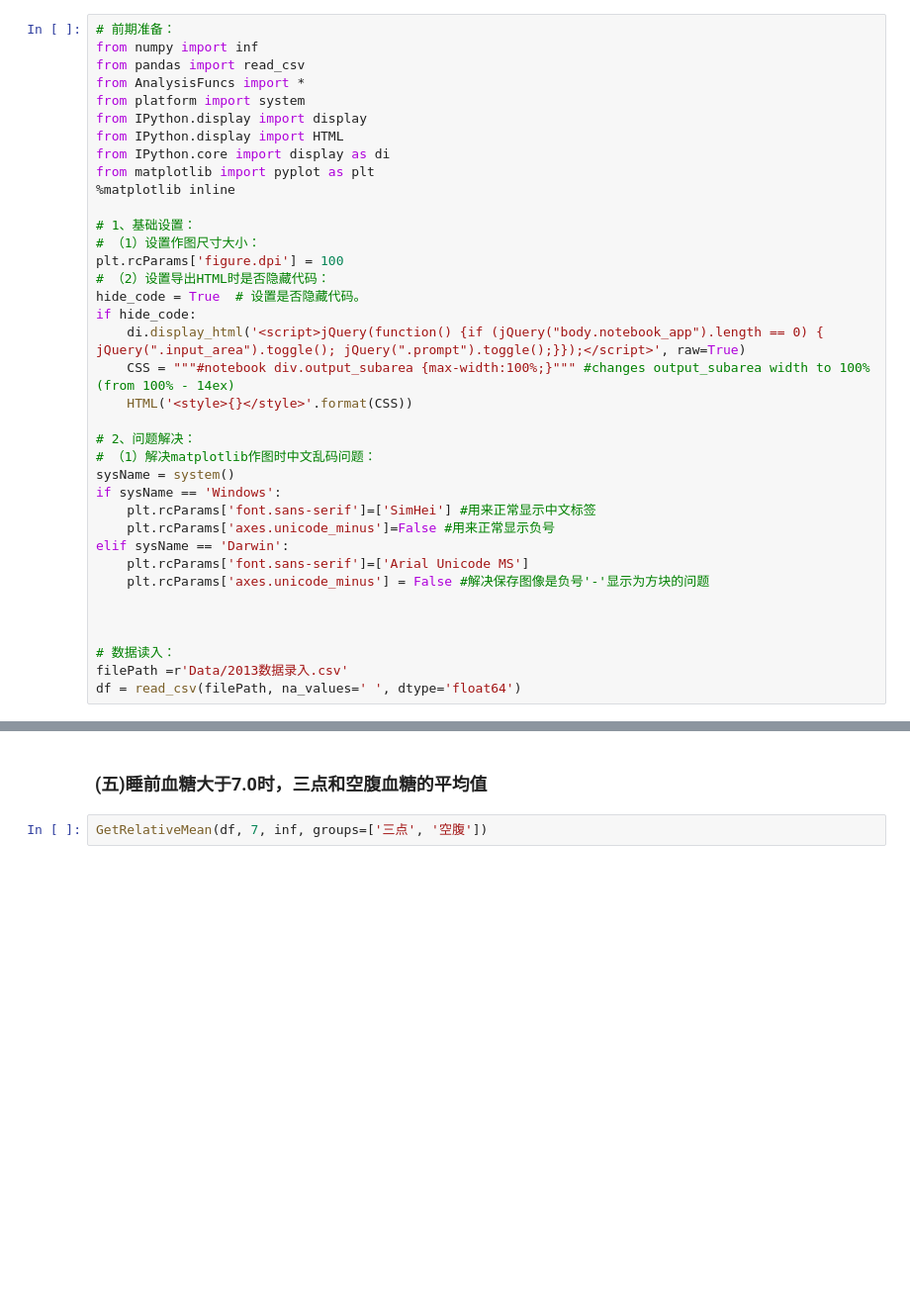
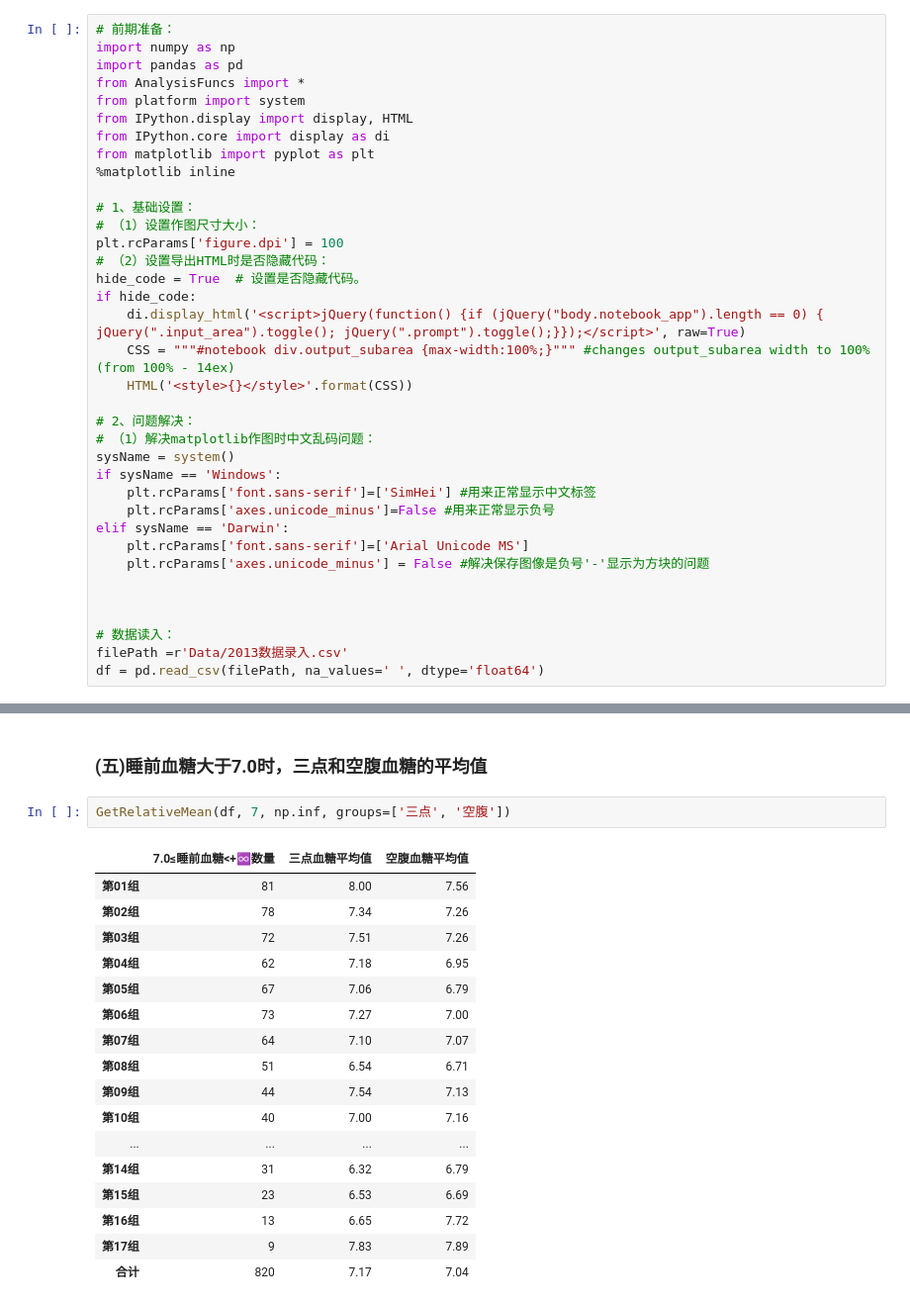
Before and after one commit to LastsForever/Data_Wrangling_for_Medical_Research, a Jupyter notebook: 低血糖数据统计/2013数据处理.ipynb, the cells around one changed output, grey strips where cells are left out. Shown at 99% size. Cells and saved outputs as stored; diff of their text form; blank space fills up the shorter version.

Commit message:
Finish func GetRelativeMean

```diff
--- a/低血糖数据统计/2013数据处理.ipynb
+++ b/低血糖数据统计/2013数据处理.ipynb
@@ -1,11 +1,10 @@
 # %%
 # 前期准备：
-from numpy import inf
-from pandas import read_csv
+import numpy as np
+import pandas as pd
 from AnalysisFuncs import *
 from platform import system
-from IPython.display import display
-from IPython.display import HTML
+from IPython.display import display, HTML
 from IPython.core import display as di
 from matplotlib import pyplot as plt
 %matplotlib inline
@@ -34,4 +33,4 @@ elif sysName == 'Darwin':
 
 # 数据读入：
 filePath =r'Data/2013数据录入.csv'
-df = read_csv(filePath, na_values=' ', dtype='float64')
+df = pd.read_csv(filePath, na_values=' ', dtype='float64')
@@ -190,4 +227,22 @@ GetRelativeMean(df, 5, 7, groups=['三点', '空腹'])
 # %% [markdown]
 ### (五)睡前血糖大于7.0时，三点和空腹血糖的平均值
 # %%
-GetRelativeMean(df, 7, inf, groups=['三点', '空腹'])
+GetRelativeMean(df, 7, np.inf, groups=['三点', '空腹'])
+# %% [output]
+|  | 7.0≤睡前血糖<+♾数量 | 三点血糖平均值 | 空腹血糖平均值 |
+| 第01组 | 81 | 8.00 | 7.56 |
+| 第02组 | 78 | 7.34 | 7.26 |
+| 第03组 | 72 | 7.51 | 7.26 |
+| 第04组 | 62 | 7.18 | 6.95 |
+| 第05组 | 67 | 7.06 | 6.79 |
+| 第06组 | 73 | 7.27 | 7.00 |
+| 第07组 | 64 | 7.10 | 7.07 |
+| 第08组 | 51 | 6.54 | 6.71 |
+| 第09组 | 44 | 7.54 | 7.13 |
+| 第10组 | 40 | 7.00 | 7.16 |
+| ... | ... | ... | ... |
+| 第14组 | 31 | 6.32 | 6.79 |
+| 第15组 | 23 | 6.53 | 6.69 |
+| 第16组 | 13 | 6.65 | 7.72 |
+| 第17组 | 9 | 7.83 | 7.89 |
+| 合计 | 820 | 7.17 | 7.04 |
```
Also changed, not shown: parts of 3 cells of this notebook, 2 other files.
